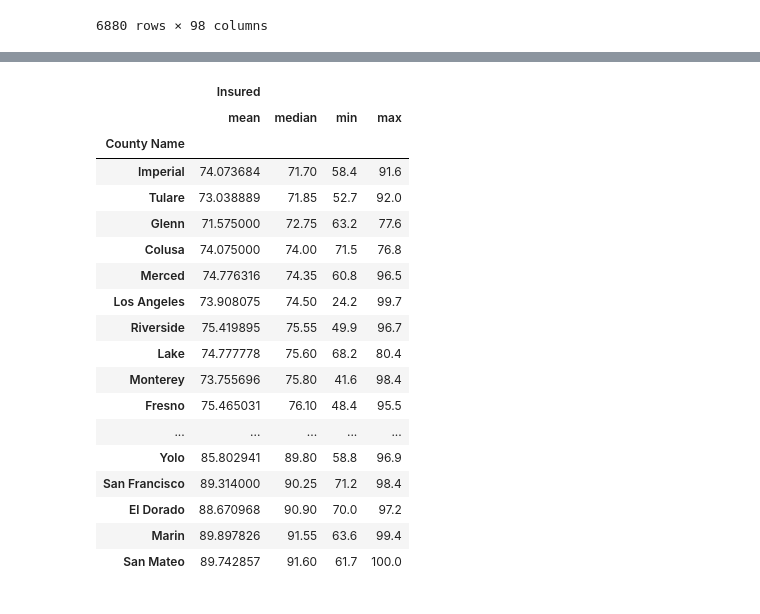
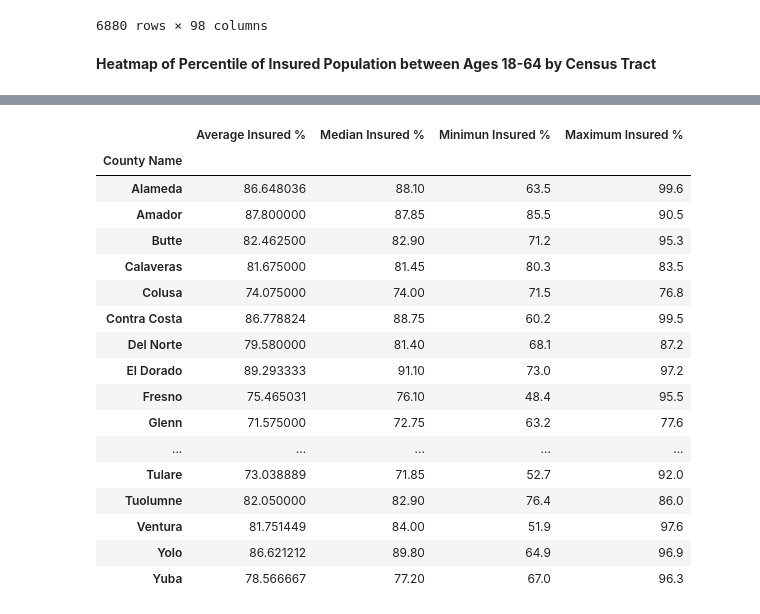
Before and after one commit to Data-Analytics-Project-1/Project-1, a Jupyter notebook: hpi2/notebooks/hpi2.ipynb, the cells around one changed output, grey strips where cells are left out. Drawn from its saved outputs; the diff is of its cells as text; code cells hidden in the pictures.

Commit message:
Add removal of outliers from dataset

```diff
--- a/hpi2/notebooks/hpi2.ipynb
+++ b/hpi2/notebooks/hpi2.ipynb
@@ -37,12 +40,37 @@ hpi2_df = hpi2_df.loc[hpi2_df['hpi2score'].isnull().values == False]
 
 # rename pa to Napa county
 hpi2_df.loc[hpi2_df['County_me'] == 'pa', 'County_me'] = 'Napa'
+# %%
+county_list = hpi2_df['County_me'].unique()
+
+outlier_df = pd.DataFrame(columns=['County', 'q1', 'q3', 'iqr'])
+
+# calculate iqr, q1, and q3 for each county
+for i, county in enumerate(county_list):
+    county_df = hpi2_df.loc[hpi2_df['County_me'] == county]
+    q1 = county_df['insured'].quantile(0.25)
+    q3 = county_df['insured'].quantile(0.75)
+
+    iqr = q3 - q1
+    outlier_df.loc[i] = [county, q1, q3, iqr]
+# %%
+# merge outlier dataset into dataframe
+hpi2_df = hpi2_df.merge(outlier_df, left_on='County_me', right_on='County')
+# %%
+# Calculate if field is an outlier
+hpi2_df['is_outlier'] = np.where((hpi2_df['insured'] < hpi2_df['q1'] - 1.5 * hpi2_df['iqr']) |
+                                 (hpi2_df['insured'] > hpi2_df['q3'] + 1.5 * hpi2_df['iqr']), True, False)
+
+# Remove outlier fields
+hpi2_df = hpi2_df.loc[hpi2_df['is_outlier'] == False]
 # %%
 # set latitude and longitude for heatmap
 coordinates = hpi2_df[['INTPTLAT', 'INTPTLONG']]
 # set the weights to the percentile of people insured
 # subtracted from 100 to flip the coloring scheme where worst peforming areas in red
 insured_pctile = 100-hpi2_df['insured_pctile']
+# %% [markdown]
+**Heatmap of Percentile of Insured Population between Ages 18-64 by Census Tract**
 # %%
 # map heatmap
 fig = gmaps.figure()
@@ -54,35 +82,43 @@ fig
 # %%
 insured_df = hpi2_df.groupby('County_me').agg({
                                                'insured': [
                                                    np.mean,
                                                    np.median,
                                                    'min',
                                                    'max'
                                                ]
                                             })
-insured_df.rename(columns={
-    'insured': 'Insured'
-}, inplace = True)
+
 insured_df.rename_axis('County Name', inplace=True)
 
-insured_df.sort_values(('Insured', 'median'))
+insured_df.columns = ['_'.join(index_pair) for index_pair in insured_df.columns]
+
+# rename columns
+insured_df.rename(columns={
+    'insured_mean': 'Average Insured %',
+    'insured_median': 'Median Insured %',
+    'insured_min': 'Minimun Insured %',
+    'insured_max': 'Maximum Insured %'
+}, inplace = True)
+
+# insured_df.sort_values(('Insured', 'median'))
+insured_df
 # %% [output]
-|  | Insured |  |  |  |
-|  | mean | median | min | max |
+|  | Average Insured % | Median Insured % | Minimun Insured % | Maximum Insured % |
 | County Name |  |  |  |  |
-| Imperial | 74.073684 | 71.70 | 58.4 | 91.6 |
+| Alameda | 86.648036 | 88.10 | 63.5 | 99.6 |
+| Amador | 87.800000 | 87.85 | 85.5 | 90.5 |
+| Butte | 82.462500 | 82.90 | 71.2 | 95.3 |
+| Calaveras | 81.675000 | 81.45 | 80.3 | 83.5 |
+| Colusa | 74.075000 | 74.00 | 71.5 | 76.8 |
+| Contra Costa | 86.778824 | 88.75 | 60.2 | 99.5 |
+| Del Norte | 79.580000 | 81.40 | 68.1 | 87.2 |
+| El Dorado | 89.293333 | 91.10 | 73.0 | 97.2 |
+| Fresno | 75.465031 | 76.10 | 48.4 | 95.5 |
+| Glenn | 71.575000 | 72.75 | 63.2 | 77.6 |
+| ... | ... | ... | ... | ... |
 | Tulare | 73.038889 | 71.85 | 52.7 | 92.0 |
-| Glenn | 71.575000 | 72.75 | 63.2 | 77.6 |
-| Colusa | 74.075000 | 74.00 | 71.5 | 76.8 |
-| Merced | 74.776316 | 74.35 | 60.8 | 96.5 |
-| Los Angeles | 73.908075 | 74.50 | 24.2 | 99.7 |
-| Riverside | 75.419895 | 75.55 | 49.9 | 96.7 |
-| Lake | 74.777778 | 75.60 | 68.2 | 80.4 |
-| Monterey | 73.755696 | 75.80 | 41.6 | 98.4 |
-| Fresno | 75.465031 | 76.10 | 48.4 | 95.5 |
-| ... | ... | ... | ... | ... |
-| Yolo | 85.802941 | 89.80 | 58.8 | 96.9 |
-| San Francisco | 89.314000 | 90.25 | 71.2 | 98.4 |
-| El Dorado | 88.670968 | 90.90 | 70.0 | 97.2 |
-| Marin | 89.897826 | 91.55 | 63.6 | 99.4 |
-| San Mateo | 89.742857 | 91.60 | 61.7 | 100.0 |
+| Tuolumne | 82.050000 | 82.90 | 76.4 | 86.0 |
+| Ventura | 81.751449 | 84.00 | 51.9 | 97.6 |
+| Yolo | 86.621212 | 89.80 | 64.9 | 96.9 |
+| Yuba | 78.566667 | 77.20 | 67.0 | 96.3 |
```
Also changed, not shown: parts of 7 cells of this notebook.
